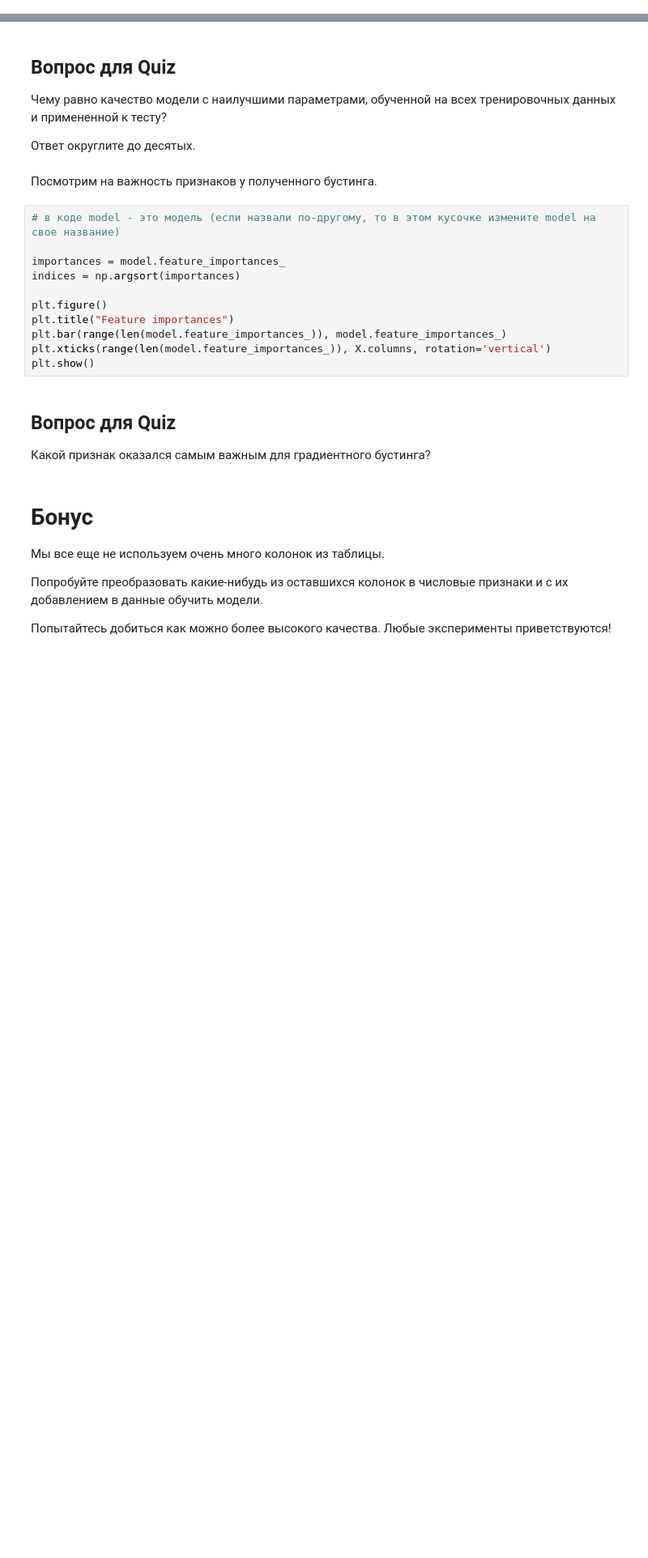
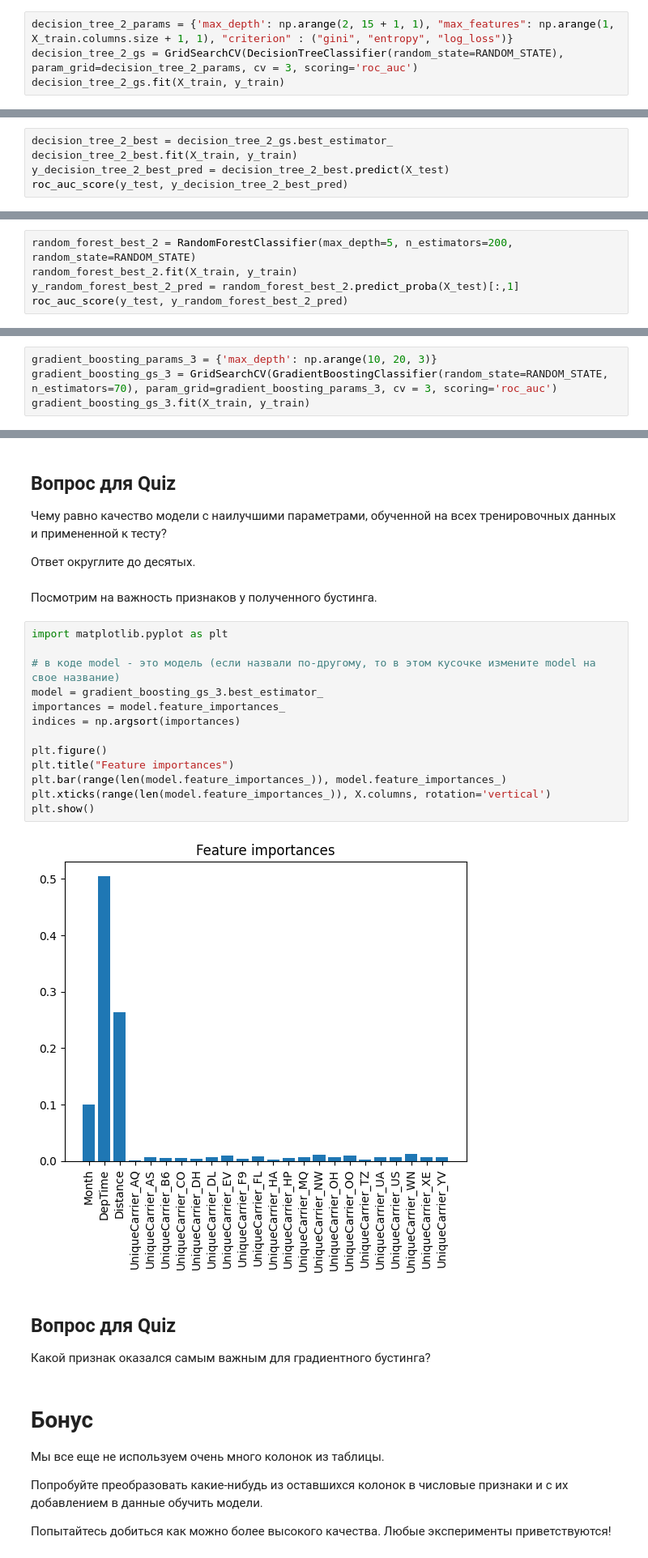
Before and after one commit to looee1q/PracticalML, a Jupyter notebook: Ensembles_task.ipynb, the cells around one changed output, grey strips where cells are left out. Shown at 81% size. Drawn from its saved outputs; the diff is of its cells as text; blank space fills up the shorter version.

```diff
--- a/Ensembles_task.ipynb
+++ b/Ensembles_task.ipynb
@@ -361,0 +420,4 @@ Xtrain, Xtest, ytrain, ytest = train_test_split(X, y, test_size=0.25, random_sta
+# %%
+decision_tree_2_params = {'max_depth': np.arange(2, 15 + 1, 1), "max_features": np.arange(1, X_train.columns.size + 1, 1), "criterion" : ("gini", "entropy", "log_loss")}
+decision_tree_2_gs = GridSearchCV(DecisionTreeClassifier(random_state=RANDOM_STATE), param_grid=decision_tree_2_params, cv = 3, scoring='roc_auc')
+decision_tree_2_gs.fit(X_train, y_train)
@@ -361,0 +437,5 @@ Xtrain, Xtest, ytrain, ytest = train_test_split(X, y, test_size=0.25, random_sta
+# %%
+decision_tree_2_best = decision_tree_2_gs.best_estimator_
+decision_tree_2_best.fit(X_train, y_train)
+y_decision_tree_2_best_pred = decision_tree_2_best.predict(X_test)
+roc_auc_score(y_test, y_decision_tree_2_best_pred)
@@ -366,0 +447,5 @@ Xtrain, Xtest, ytrain, ytest = train_test_split(X, y, test_size=0.25, random_sta
+# %%
+random_forest_best_2 = RandomForestClassifier(max_depth=5, n_estimators=200, random_state=RANDOM_STATE)
+random_forest_best_2.fit(X_train, y_train)
+y_random_forest_best_2_pred = random_forest_best_2.predict_proba(X_test)[:,1]
+roc_auc_score(y_test, y_random_forest_best_2_pred)
@@ -383,0 +469,4 @@ Xtrain, Xtest, ytrain, ytest = train_test_split(X, y, test_size=0.25, random_sta
+# %%
+gradient_boosting_params_3 = {'max_depth': np.arange(10, 20, 3)}
+gradient_boosting_gs_3 = GridSearchCV(GradientBoostingClassifier(random_state=RANDOM_STATE, n_estimators=70), param_grid=gradient_boosting_params_3, cv = 3, scoring='roc_auc')
+gradient_boosting_gs_3.fit(X_train, y_train)
@@ -395,16 +502,20 @@ Xtrain, Xtest, ytrain, ytest = train_test_split(X, y, test_size=0.25, random_sta
 # %% [markdown]
 Посмотрим на важность признаков у полученного бустинга.
 # %%
+import matplotlib.pyplot as plt
+
 # в коде model - это модель (если назвали по-другому, то в этом кусочке измените model на свое название)
-
+model = gradient_boosting_gs_3.best_estimator_
 importances = model.feature_importances_
 indices = np.argsort(importances)
 
 plt.figure()
 plt.title("Feature importances")
 plt.bar(range(len(model.feature_importances_)), model.feature_importances_)
 plt.xticks(range(len(model.feature_importances_)), X.columns, rotation='vertical')
 plt.show()
+# %% [output]
+[figure, added]
 # %% [markdown]
 ## Вопрос для Quiz
 
```
Also changed, not shown: parts of 21 cells of this notebook.
